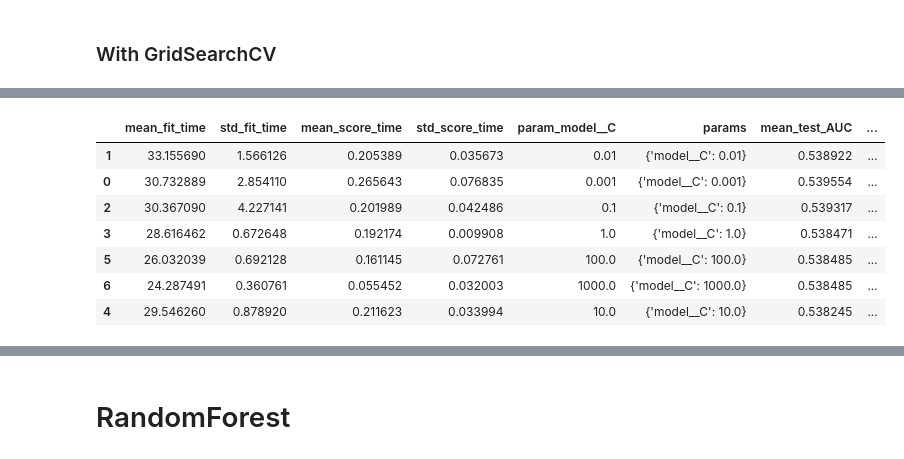
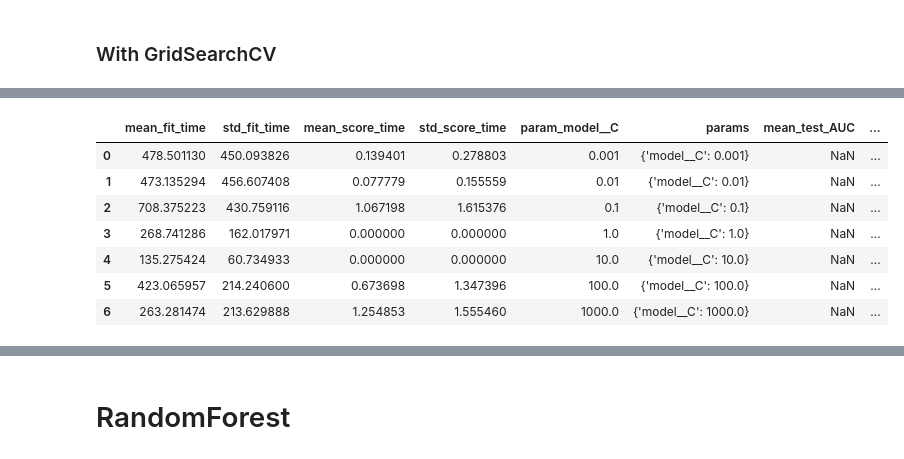
Before and after one commit to OCangrand/OC-Project7, a Jupyter notebook: Modelisation.ipynb, the cells around one changed output, grey strips where cells are left out. Cells and saved outputs as stored; diff of their text form; code cells hidden in the pictures.

```diff
--- a/Modelisation.ipynb
+++ b/Modelisation.ipynb
@@ -276,11 +278,11 @@ params = {
 
 steps = [('over', SMOTE(random_state=0)), ('model', LogisticRegression(random_state=0))]
 pipeline = Pipeline(steps=steps)
-GS = GridSearchCV(pipeline, params, scoring=scoring, refit="CustomScorer", n_jobs = -1)
+GS_logreg = GridSearchCV(pipeline, params, scoring=scoring, refit="CustomScorer", n_jobs = -1)
 
-GS.fit(train_x_30k, train_y_30k)
+GS_logreg.fit(train_x, train_y)
 
-print("Best parameters :",GS.best_params_)
-print("Score :",GS.best_score_)
-resultizeGrid(GS)
+print("Best parameters :",GS_logreg.best_params_)
+print("Score :",GS_logreg.best_score_)
+resultizeGrid(GS_logreg)
 # %% [output]
@@ -291,9 +293,9 @@ Wall time: 1min 33s
 |  | mean_fit_time | std_fit_time | mean_score_time | std_score_time | param_model__C | params | mean_test_AUC | ... |
-| 1 | 33.155690 | 1.566126 | 0.205389 | 0.035673 | 0.01 | {'model__C': 0.01} | 0.538922 | ... |
-| 0 | 30.732889 | 2.854110 | 0.265643 | 0.076835 | 0.001 | {'model__C': 0.001} | 0.539554 | ... |
-| 2 | 30.367090 | 4.227141 | 0.201989 | 0.042486 | 0.1 | {'model__C': 0.1} | 0.539317 | ... |
-| 3 | 28.616462 | 0.672648 | 0.192174 | 0.009908 | 1.0 | {'model__C': 1.0} | 0.538471 | ... |
-| 5 | 26.032039 | 0.692128 | 0.161145 | 0.072761 | 100.0 | {'model__C': 100.0} | 0.538485 | ... |
-| 6 | 24.287491 | 0.360761 | 0.055452 | 0.032003 | 1000.0 | {'model__C': 1000.0} | 0.538485 | ... |
-| 4 | 29.546260 | 0.878920 | 0.211623 | 0.033994 | 10.0 | {'model__C': 10.0} | 0.538245 | ... |
+| 0 | 478.501130 | 450.093826 | 0.139401 | 0.278803 | 0.001 | {'model__C': 0.001} | NaN | ... |
+| 1 | 473.135294 | 456.607408 | 0.077779 | 0.155559 | 0.01 | {'model__C': 0.01} | NaN | ... |
+| 2 | 708.375223 | 430.759116 | 1.067198 | 1.615376 | 0.1 | {'model__C': 0.1} | NaN | ... |
+| 3 | 268.741286 | 162.017971 | 0.000000 | 0.000000 | 1.0 | {'model__C': 1.0} | NaN | ... |
+| 4 | 135.275424 | 60.734933 | 0.000000 | 0.000000 | 10.0 | {'model__C': 10.0} | NaN | ... |
+| 5 | 423.065957 | 214.240600 | 0.673698 | 1.347396 | 100.0 | {'model__C': 100.0} | NaN | ... |
+| 6 | 263.281474 | 213.629888 | 1.254853 | 1.555460 | 1000.0 | {'model__C': 1000.0} | NaN | ... |
 # %%
```
Also changed, not shown: parts of 7 cells of this notebook.
